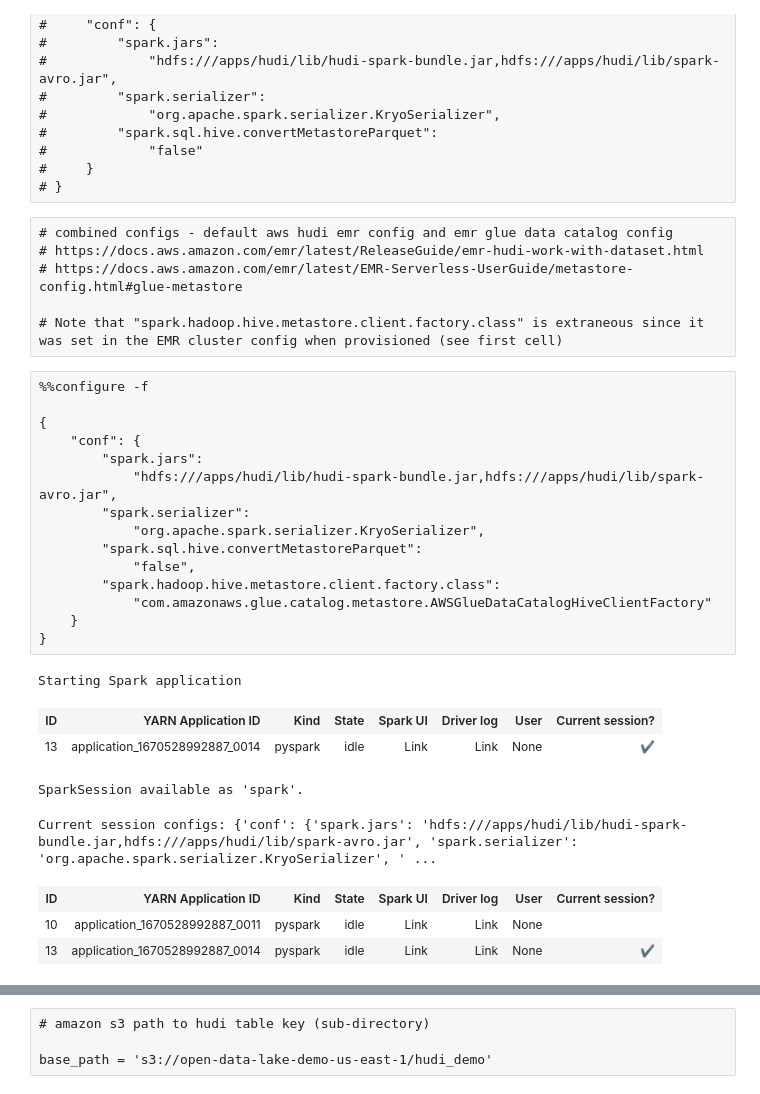
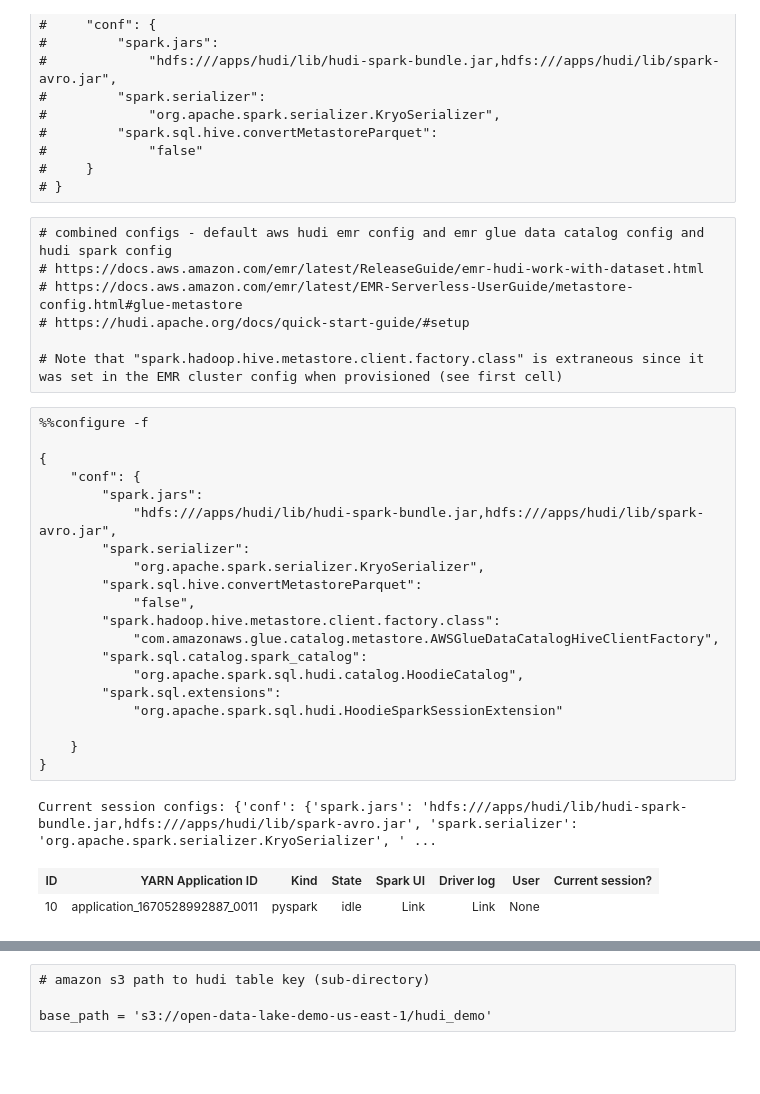
Before and after one commit to garystafford/apache-hudi-tests-notebook, a Jupyter notebook: HudiTimeTravel.ipynb, the cells around one changed output, grey strips where cells are left out. Cells and saved outputs as stored; diff of their text form; blank space fills up the shorter version.

```diff
--- a/HudiTimeTravel.ipynb
+++ b/HudiTimeTravel.ipynb
@@ -49,35 +49,36 @@ Date: 2022-12-08
 #     }
 # }
 # %%
-# combined configs - default aws hudi emr config and emr glue data catalog config
+# combined configs - default aws hudi emr config and emr glue data catalog config and hudi spark config
 # https://docs.aws.amazon.com/emr/latest/ReleaseGuide/emr-hudi-work-with-dataset.html
 # https://docs.aws.amazon.com/emr/latest/EMR-Serverless-UserGuide/metastore-config.html#glue-metastore
+# https://hudi.apache.org/docs/quick-start-guide/#setup
 
 # Note that "spark.hadoop.hive.metastore.client.factory.class" is extraneous since it was set in the EMR cluster config when provisioned (see first cell)
 # %%
 %%configure -f
 
 {
     "conf": {
         "spark.jars":
             "hdfs:///apps/hudi/lib/hudi-spark-bundle.jar,hdfs:///apps/hudi/lib/spark-avro.jar",
         "spark.serializer":
             "org.apache.spark.serializer.KryoSerializer",
         "spark.sql.hive.convertMetastoreParquet":
             "false",
         "spark.hadoop.hive.metastore.client.factory.class":
-            "com.amazonaws.glue.catalog.metastore.AWSGlueDataCatalogHiveClientFactory"
+            "com.amazonaws.glue.catalog.metastore.AWSGlueDataCatalogHiveClientFactory",
+        "spark.sql.catalog.spark_catalog":
+            "org.apache.spark.sql.hudi.catalog.HoodieCatalog",
+        "spark.sql.extensions":
+            "org.apache.spark.sql.hudi.HoodieSparkSessionExtension"
+
     }
 }
 # %% [output]
-Starting Spark application
+Current session configs: {'conf': {'spark.jars': 'hdfs:///apps/hudi/lib/hudi-spark-bundle.jar,hdfs:///apps/hudi/lib/spark-avro.jar', 'spark.serializer': 'org.apache.spark.serializer.KryoSerializer', ' ...
 | ID | YARN Application ID | Kind | State | Spark UI | Driver log | User | Current session? |
-| 13 | application_1670528992887_0014 | pyspark | idle | Link | Link | None | ✔ |
+| 10 | application_1670528992887_0011 | pyspark | idle | Link | Link | None |  |
-SparkSession available as 'spark'.
-Current session configs: {'conf': {'spark.jars': 'hdfs:///apps/hudi/lib/hudi-spark-bundle.jar,hdfs:///apps/hudi/lib/spark-avro.jar', 'spark.serializer': 'org.apache.spark.serializer.KryoSerializer', ' ...
-| ID | YARN Application ID | Kind | State | Spark UI | Driver log | User | Current session? |
-| 10 | application_1670528992887_0011 | pyspark | idle | Link | Link | None |  |
-| 13 | application_1670528992887_0014 | pyspark | idle | Link | Link | None | ✔ |
 # %%
 from pyspark.sql import SparkSession
 
```
Also changed, not shown: parts of 11 cells of this notebook.
